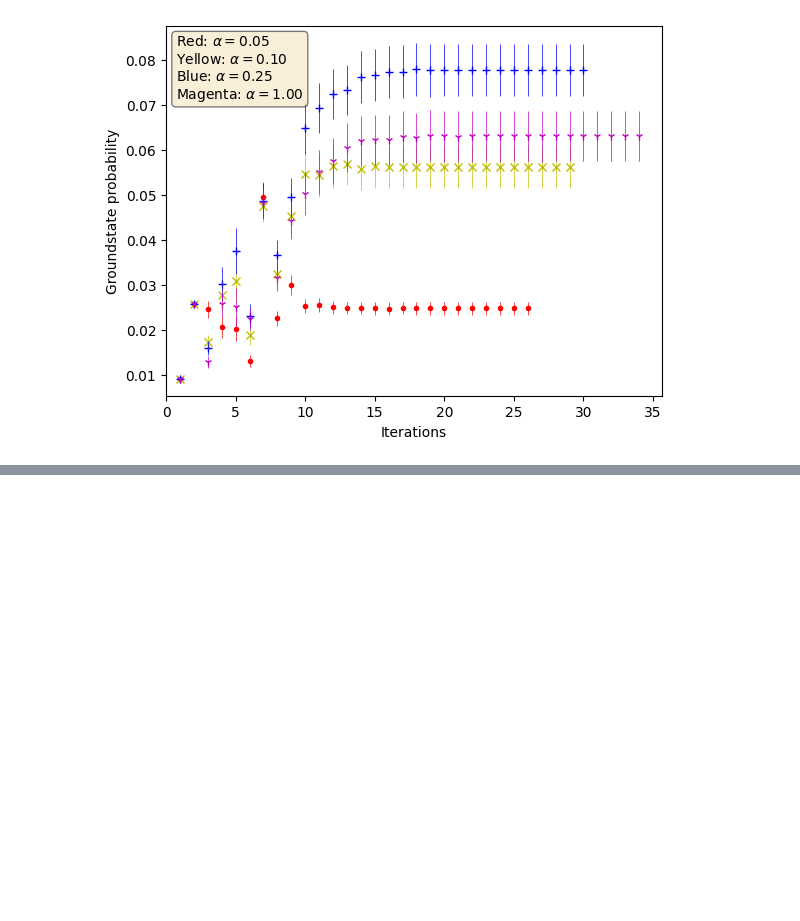
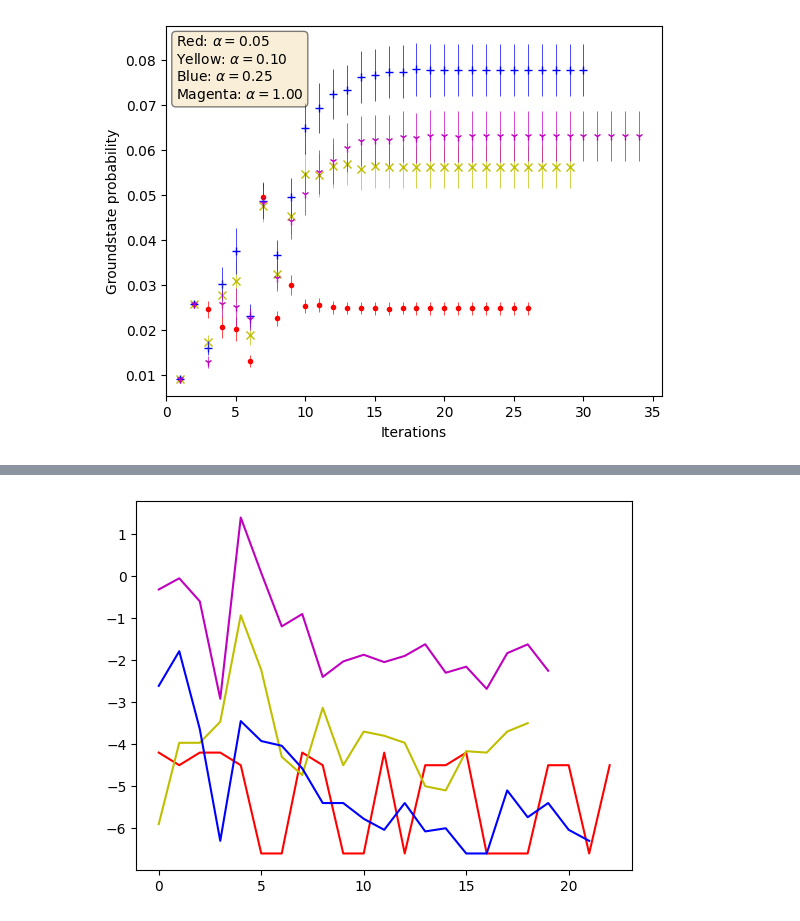
Before and after one commit to jacobljungberg/Testing_CVaR_on_QAOA, a Jupyter notebook: examples/Data_analysis.ipynb, the cells around one changed output, grey strips where cells are left out. Saved outputs shown, nothing was run; the diff lists cells and outputs as text; code cells hidden in the pictures; blank space fills up the shorter version.

```diff
--- a/examples/Data_analysis.ipynb
+++ b/examples/Data_analysis.ipynb
@@ -344,0 +535,35 @@ plt.show()
+# %%
+#Testar att plotta en enda mätning -- ser hur cost-värdet ändras
+
+index = 333
+fig, ax = plt.subplots()
+
+x005 = range(len(problist_alpha005[index]))
+ax.plot(x005, problist_alpha005[index], 'r')
+
+x010 = range(len(problist_alpha010[index]))
+ax.plot(x010, problist_alpha010[index], 'y')
+
+x025 = range(len(problist_alpha025[index]))
+ax.plot(x025, problist_alpha025[index], 'b')
+
+x100 = range(len(problist_alpha100[index]))
+ax.plot(x100, problist_alpha100[index], 'm')
+
+
+##endast punkter:
+#for i in range(len(problist_alpha005[index])):
+#    ax.plot(i+1, problist_alpha005[index][i], 'r', linewidth=1)
+
+#for i in range(len(problist_alpha010[index])):
+#    ax.plot(i+1, problist_alpha010[index][i], 'y', linewidth=1)
+#
+#for i in range(len(problist_alpha025[index])):
+#    ax.plot(i+1, problist_alpha025[index][i], 'b', linewidth=1)
+#
+#for i in range(len(problist_alpha100[index])):
+#    ax.plot(i+1, problist_alpha100[index][i], 'm', linewidth=1)
+
+plt.show()
+# %% [output]
+[figure, added]
```
Also changed, not shown: parts of 8 cells of this notebook, 29 other files.
